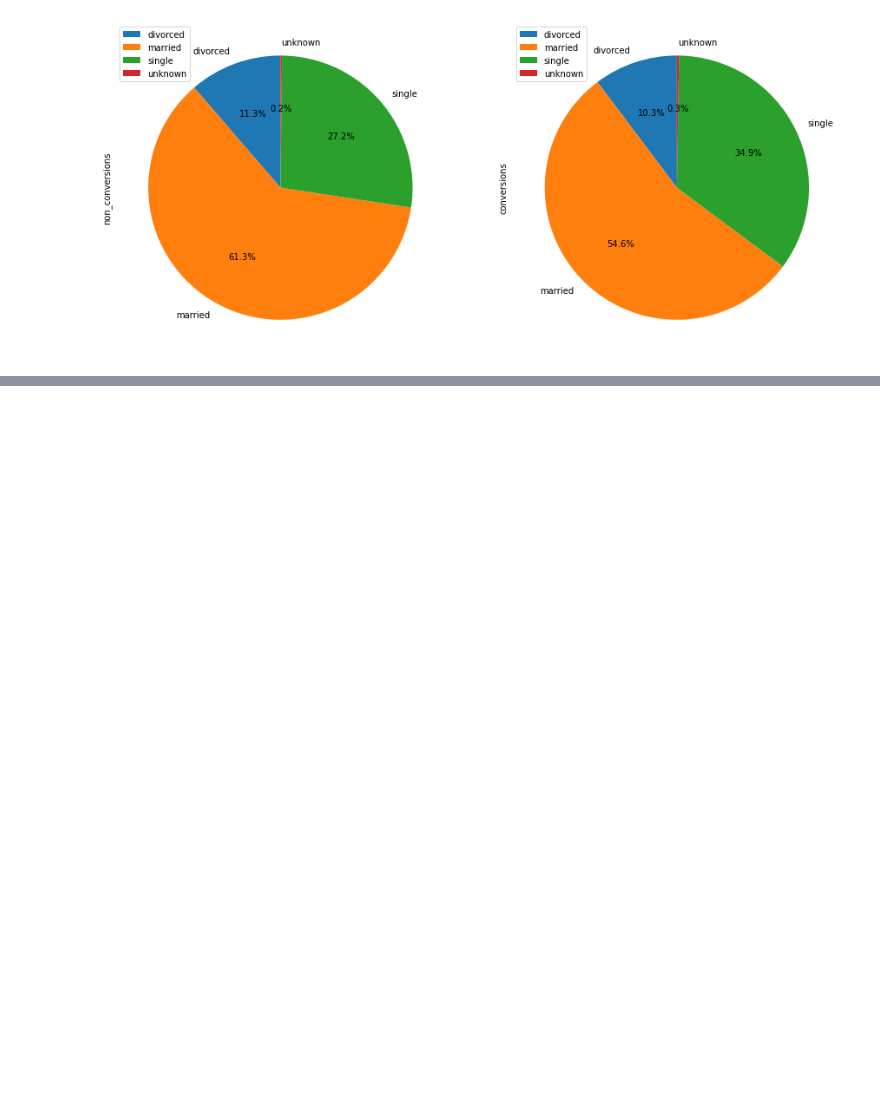
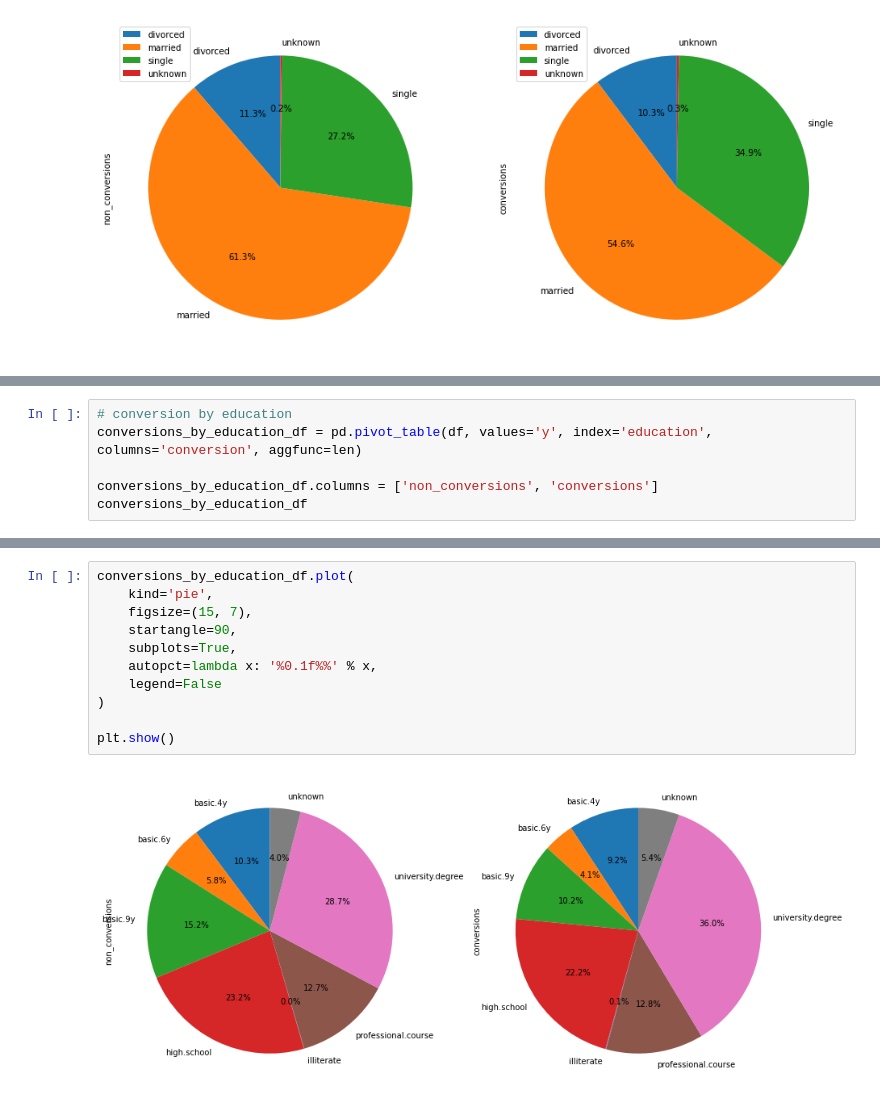
Before and after one commit to jacodetunde/Customer_Conversion, a Jupyter notebook: Customer_Conversion.ipynb, the cells around one changed output, grey strips where cells are left out. Saved outputs shown, nothing was run; the diff lists cells and outputs as text; blank space fills up the shorter version.

```diff
--- a/Customer_Conversion.ipynb
+++ b/Customer_Conversion.ipynb
@@ -138,0 +184,6 @@ plt.show()
+# %%
+# conversion by education
+conversions_by_education_df = pd.pivot_table(df, values='y', index='education', columns='conversion', aggfunc=len)
+
+conversions_by_education_df.columns = ['non_conversions', 'conversions']
+conversions_by_education_df
@@ -138,0 +201,13 @@ plt.show()
+# %%
+conversions_by_education_df.plot(
+    kind='pie',
+    figsize=(15, 7),
+    startangle=90,
+    subplots=True,
+    autopct=lambda x: '%0.1f%%' % x,
+    legend=False
+)
+
+plt.show()
+# %% [output]
+[figure, added]
```
Also changed, not shown: parts of 5 cells of this notebook.
